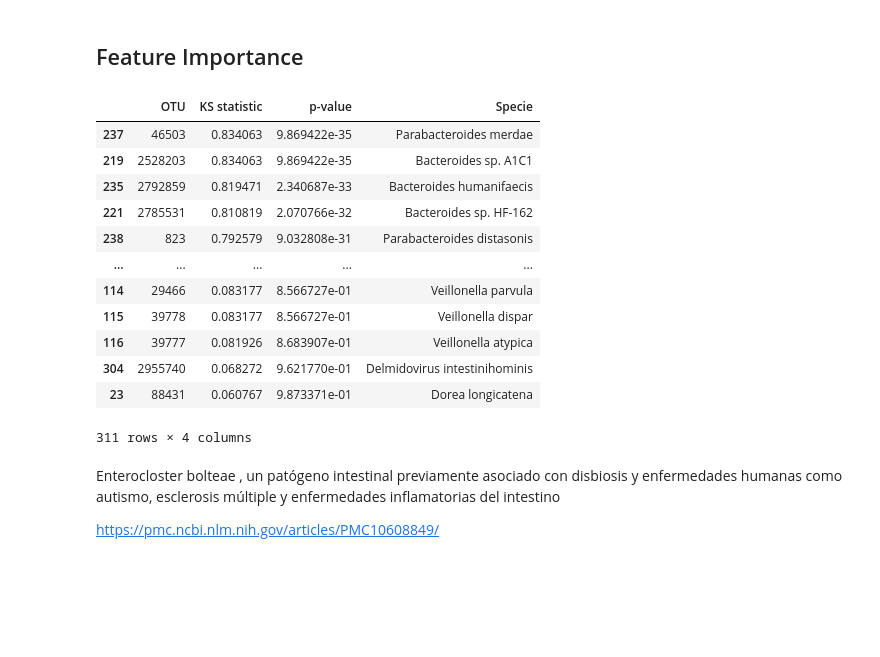
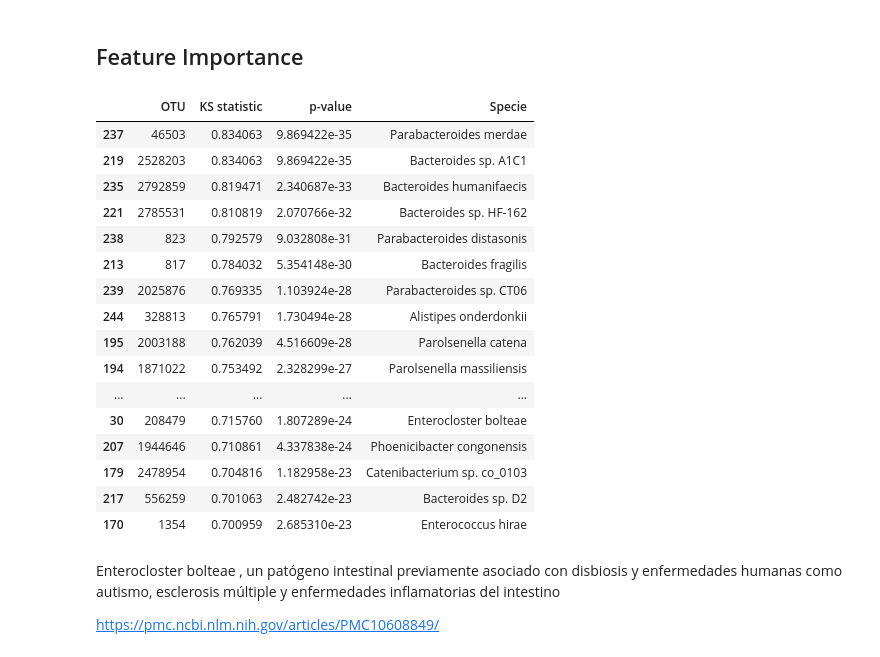
Before and after one commit to RafaPe/MX-Rural-Urban-Microbiome, a Jupyter notebook: notebooks/clutering_experiments.ipynb, the cells around one changed output. Cells and saved outputs as stored; diff of their text form; code cells hidden in the pictures; blank space fills up the shorter version.

```diff
--- a/notebooks/clutering_experiments.ipynb
+++ b/notebooks/clutering_experiments.ipynb
@@ -164,21 +168,27 @@ cluster_analysis(taxonomy[clustering.selected_features_], clusters, metadata)
 # %% [markdown]
 ## Feature Importance
 # %%
-get_feature_importance(taxonomy[list(clustering.selected_features_)], metadata)
+feature_importance = get_feature_importance(taxonomy[list(clustering.selected_features_)], metadata)
-# %% [output]
-|  | OTU | KS statistic | p-value | Specie |
-| 237 | 46503 | 0.834063 | 9.869422e-35 | Parabacteroides merdae |
-| 219 | 2528203 | 0.834063 | 9.869422e-35 | Bacteroides sp. A1C1 |
-| 235 | 2792859 | 0.819471 | 2.340687e-33 | Bacteroides humanifaecis |
-| 221 | 2785531 | 0.810819 | 2.070766e-32 | Bacteroides sp. HF-162 |
-| 238 | 823 | 0.792579 | 9.032808e-31 | Parabacteroides distasonis |
-| ... | ... | ... | ... | ... |
-| 114 | 29466 | 0.083177 | 8.566727e-01 | Veillonella parvula |
-| 115 | 39778 | 0.083177 | 8.566727e-01 | Veillonella dispar |
-| 116 | 39777 | 0.081926 | 8.683907e-01 | Veillonella atypica |
-| 304 | 2955740 | 0.068272 | 9.621770e-01 | Delmidovirus intestinihominis |
-| 23 | 88431 | 0.060767 | 9.873371e-01 | Dorea longicatena |
-311 rows × 4 columns
+# %%
+feature_importance.head(20)
+# %% [output]
+|  | OTU | KS statistic | p-value | Specie |
+| 237 | 46503 | 0.834063 | 9.869422e-35 | Parabacteroides merdae |
+| 219 | 2528203 | 0.834063 | 9.869422e-35 | Bacteroides sp. A1C1 |
+| 235 | 2792859 | 0.819471 | 2.340687e-33 | Bacteroides humanifaecis |
+| 221 | 2785531 | 0.810819 | 2.070766e-32 | Bacteroides sp. HF-162 |
+| 238 | 823 | 0.792579 | 9.032808e-31 | Parabacteroides distasonis |
+| 213 | 817 | 0.784032 | 5.354148e-30 | Bacteroides fragilis |
+| 239 | 2025876 | 0.769335 | 1.103924e-28 | Parabacteroides sp. CT06 |
+| 244 | 328813 | 0.765791 | 1.730494e-28 | Alistipes onderdonkii |
+| 195 | 2003188 | 0.762039 | 4.516609e-28 | Parolsenella catena |
+| 194 | 1871022 | 0.753492 | 2.328299e-27 | Parolsenella massiliensis |
+| ... | ... | ... | ... | ... |
+| 30 | 208479 | 0.715760 | 1.807289e-24 | Enterocloster bolteae |
+| 207 | 1944646 | 0.710861 | 4.337838e-24 | Phoenicibacter congonensis |
+| 179 | 2478954 | 0.704816 | 1.182958e-23 | Catenibacterium sp. co_0103 |
+| 217 | 556259 | 0.701063 | 2.482742e-23 | Bacteroides sp. D2 |
+| 170 | 1354 | 0.700959 | 2.685310e-23 | Enterococcus hirae |
 # %% [markdown]
  Enterocloster bolteae , un patógeno intestinal previamente asociado con disbiosis y enfermedades humanas como autismo, esclerosis múltiple y enfermedades inflamatorias del intestino
 
```
Also changed, not shown: parts of 4 cells of this notebook.
